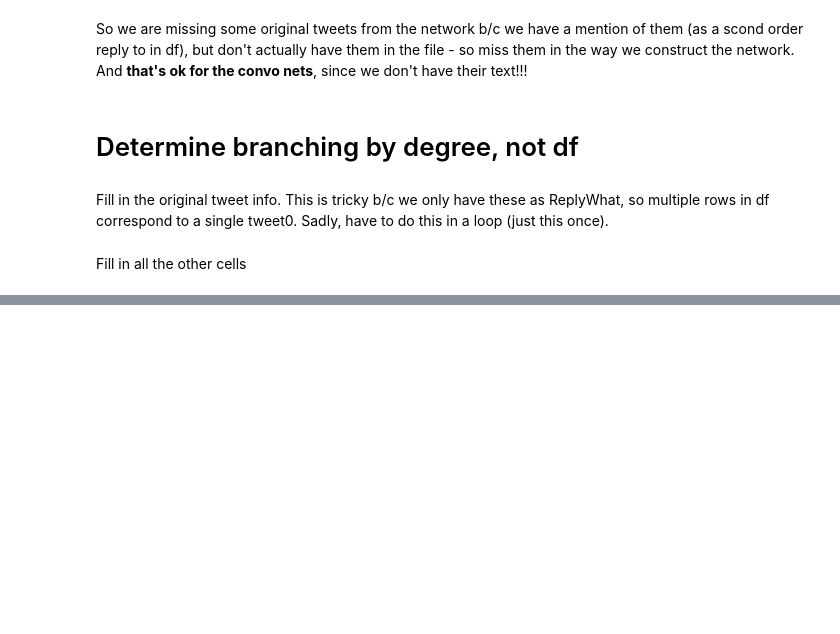
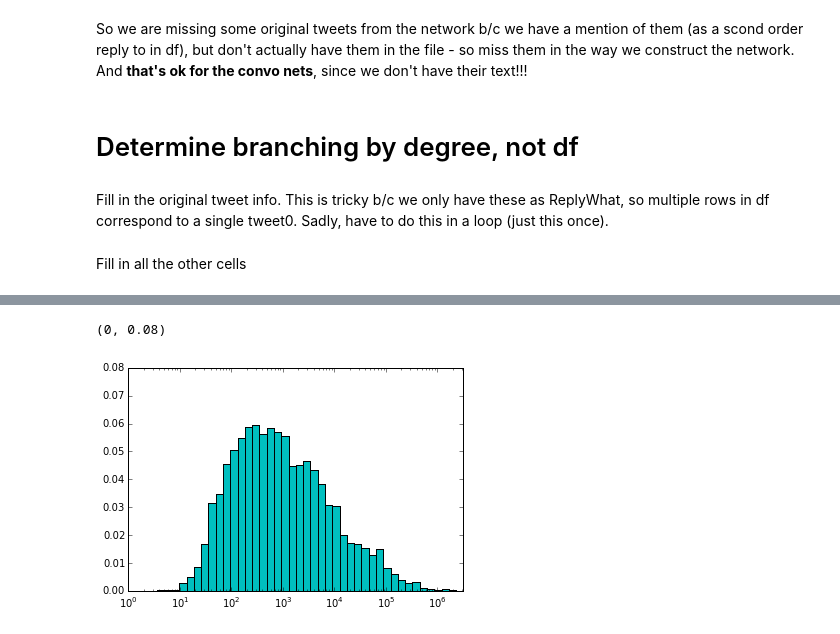
Before and after one commit to marinkala/ReplyNetworks, a Jupyter notebook: ConversationsAsComps.ipynb, the cells around one changed output, grey strips where cells are left out. Drawn from its saved outputs; the diff is of its cells as text; code cells hidden in the pictures; blank space fills up the shorter version.

```diff
--- a/ConversationsAsComps.ipynb
+++ b/ConversationsAsComps.ipynb
@@ -351,0 +366,13 @@ for i in range(1,44):
+# %%
+convs['allNames']=convs.apply(ReplyNameSet, axis=1)
+# %%
+def convoEndTime(row):
+    #chain=set([row.id, row.replyWhat, row.replyOrigReplyWhat])
+    i=43
+    colName='tweet'+str(i)
+    while row[colName]==0:
+        i-=1
+        colName='tweet'+str(i)
+    return row['date'+str(i)]
+# %%
+convs['convoEndTime']=convs.apply(convoEndTime, axis=1)
@@ -351,0 +381,16 @@ for i in range(1,44):
+# %%
+convoLen=(pd.to_datetime(convs.convoEndTime)-pd.to_datetime(convs.date0)).apply(lambda x: x.item()/(10**9))
+# %%
+data = convoLen.dropna().tolist()
+bins=np.logspace(0, int(np.log(max(data))), 100)
+width=bins[1:]-bins[:-1]
+h, b=np.histogram(data,bins)
+h=h/float(sum(h))
+plt.bar(b[:-1], h, width, color='c')
+#plt.plot(bins[:-1], fit[:-1]*width, linewidth=2)
+plt.gca().set_xscale("log")
+plt.xlim(xmin=0,xmax=10**6.5)
+plt.ylim(ymin=0, ymax=0.08)
+# %% [output]
+(0, 0.08)
+[figure, added]
```
Also changed, not shown: parts of 6 cells of this notebook.
